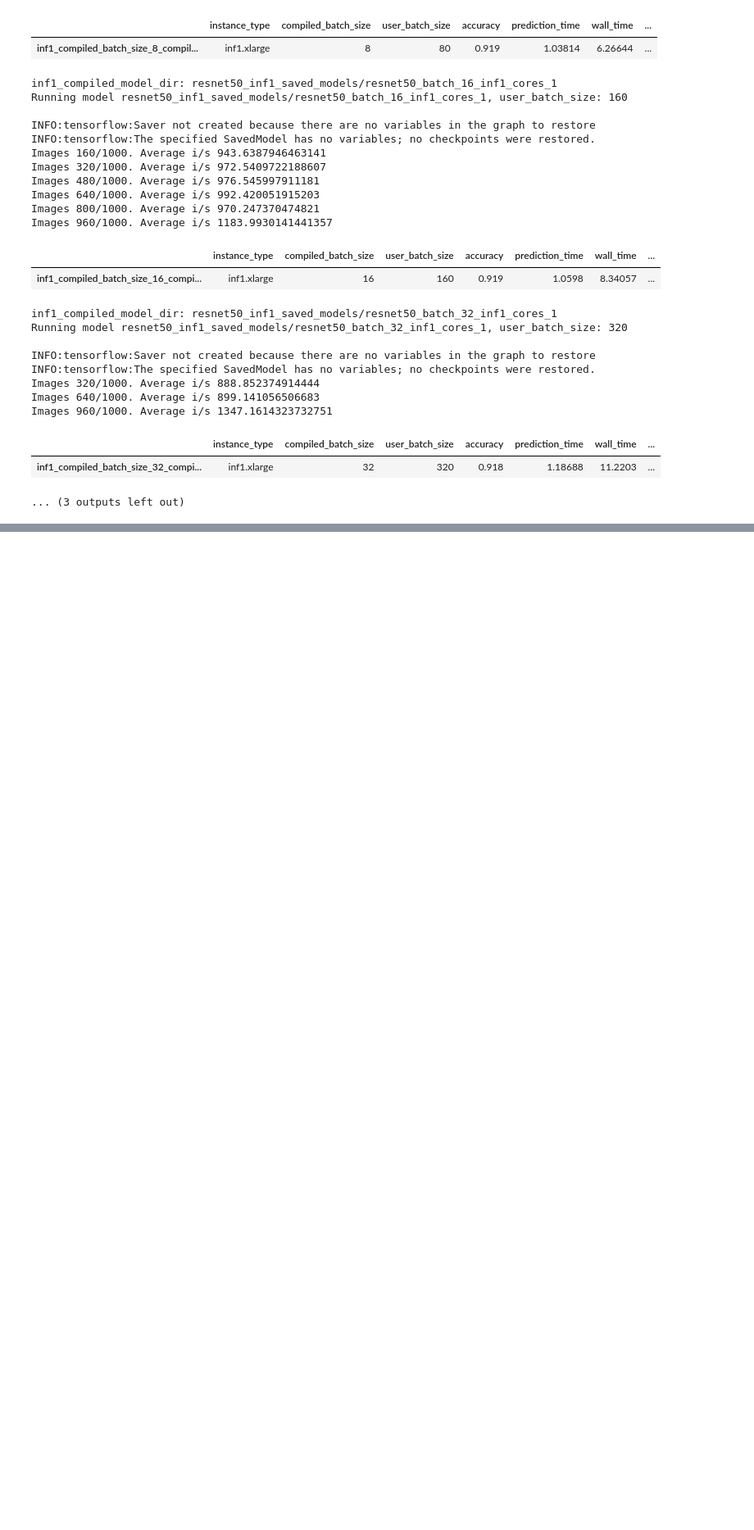
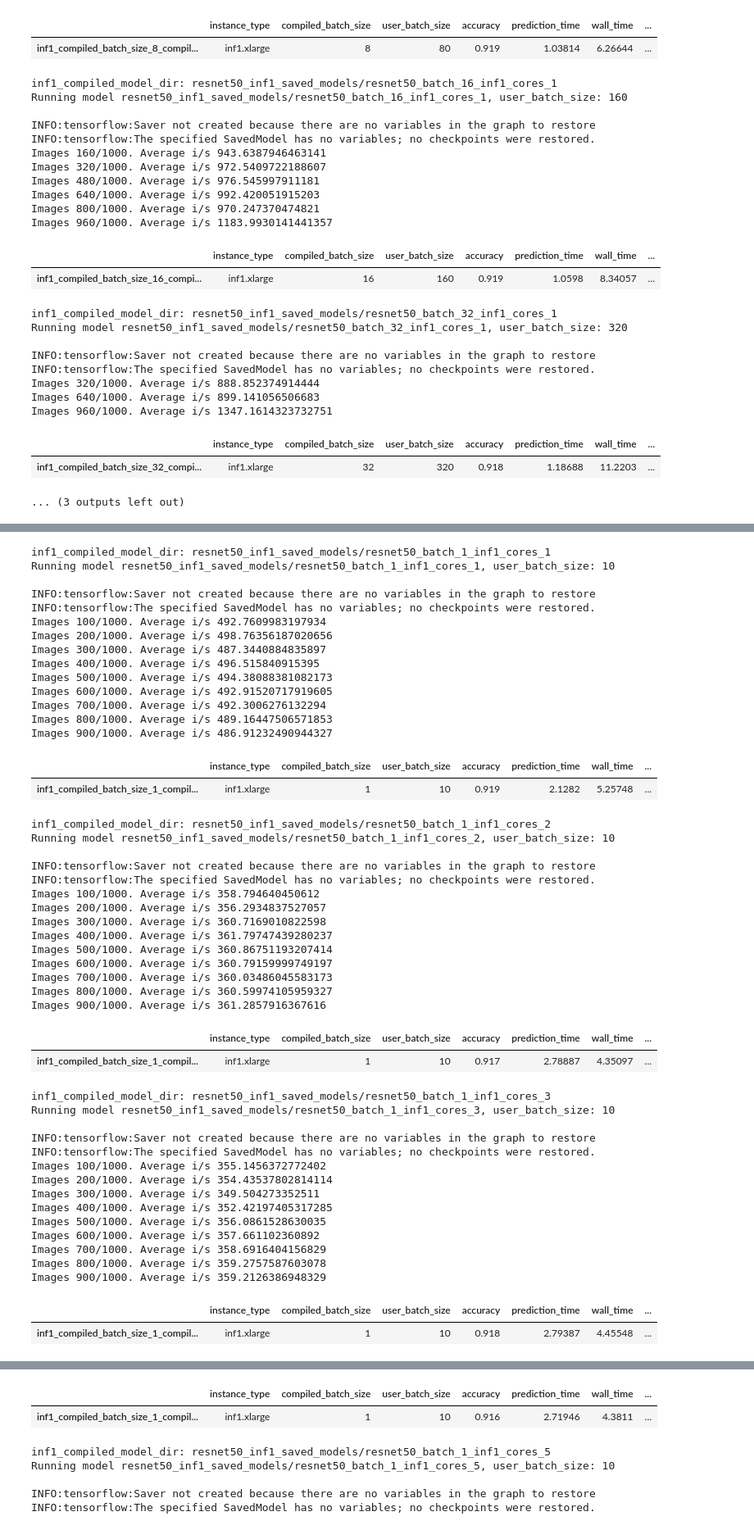
Before and after one commit to manchann/ai-accelerators-examples, a Jupyter notebook: inf1-neuron-sdk-resnet50.ipynb, the cells around one changed output, grey strips where cells are left out. Shown at 82% size. Saved outputs shown, nothing was run; the diff lists cells and outputs as text; code cells hidden in the pictures; blank space fills up the shorter version.

Commit message:
test batch size, num of cores

```diff
--- a/inf1-neuron-sdk-resnet50.ipynb
+++ b/inf1-neuron-sdk-resnet50.ipynb
@@ -430,31 +430,80 @@ inf1_model_dir = 'resnet50_inf1_saved_models'
 
 compile_options = [{'batch_size': 1, 'num_cores': 1},
                   {'batch_size': 1, 'num_cores': 2},
                   {'batch_size': 1, 'num_cores': 3},
                   {'batch_size': 1, 'num_cores': 4},
                   {'batch_size': 1, 'num_cores': 5},
-                  {'batch_size': 1, 'num_cores': 6},
+                  {'batch_size': 1, 'num_cores': 6}]
 
 iter_ds = pd.DataFrame()
 results = pd.DataFrame()
 
 for opt in compile_options:
     batch_size = opt["batch_size"]
     num_cores = opt["num_cores"]
     compiled_model_dir = f'resnet50_batch_{batch_size}_inf1_cores_{num_cores}'
     inf1_compiled_model_dir = os.path.join(inf1_model_dir, compiled_model_dir)
 
     print(f'inf1_compiled_model_dir: {inf1_compiled_model_dir}')
     col_name = lambda opt: f'inf1_{batch_size}_multicores_{num_cores}'
 
     res, iter_times = inf1_predict_benchmark_single_threaded(inf1_compiled_model_dir,
                                                                      batch_size = batch_size,
                                                                      user_batch_size = batch_size*10,
                                                                      num_cores = num_cores,
                                                                      use_cache=False,
                                                                      warm_up=10)
 
     iter_ds = pd.concat([iter_ds, pd.DataFrame(iter_times, columns=[col_name(opt)])], axis=1)
     results = pd.concat([results, res], axis=1)
 
 display(results)
+# %% [output]
+inf1_compiled_model_dir: resnet50_inf1_saved_models/resnet50_batch_1_inf1_cores_1
+Running model resnet50_inf1_saved_models/resnet50_batch_1_inf1_cores_1, user_batch_size: 10
+
+INFO:tensorflow:Saver not created because there are no variables in the graph to restore
+INFO:tensorflow:The specified SavedModel has no variables; no checkpoints were restored.
+Images 100/1000. Average i/s 492.7609983197934
+Images 200/1000. Average i/s 498.76356187020656
+Images 300/1000. Average i/s 487.3440884835897
+Images 400/1000. Average i/s 496.515840915395
+Images 500/1000. Average i/s 494.38088381082173
+Images 600/1000. Average i/s 492.91520717919605
+Images 700/1000. Average i/s 492.3006276132294
+Images 800/1000. Average i/s 489.16447506571853
+Images 900/1000. Average i/s 486.91232490944327
+|  | instance_type | compiled_batch_size | user_batch_size | accuracy | prediction_time | wall_time | ... |
+| inf1_compiled_batch_size_1_compil... | inf1.xlarge | 1 | 10 | 0.919 | 2.1282 | 5.25748 | ... |
+inf1_compiled_model_dir: resnet50_inf1_saved_models/resnet50_batch_1_inf1_cores_2
+Running model resnet50_inf1_saved_models/resnet50_batch_1_inf1_cores_2, user_batch_size: 10
+
+INFO:tensorflow:Saver not created because there are no variables in the graph to restore
+INFO:tensorflow:The specified SavedModel has no variables; no checkpoints were restored.
+Images 100/1000. Average i/s 358.794640450612
+Images 200/1000. Average i/s 356.2934837527057
+Images 300/1000. Average i/s 360.7169010822598
+Images 400/1000. Average i/s 361.79747439280237
+Images 500/1000. Average i/s 360.86751193207414
+Images 600/1000. Average i/s 360.79159999749197
+Images 700/1000. Average i/s 360.03486045583173
+Images 800/1000. Average i/s 360.59974105959327
+Images 900/1000. Average i/s 361.2857916367616
+|  | instance_type | compiled_batch_size | user_batch_size | accuracy | prediction_time | wall_time | ... |
+| inf1_compiled_batch_size_1_compil... | inf1.xlarge | 1 | 10 | 0.917 | 2.78887 | 4.35097 | ... |
+inf1_compiled_model_dir: resnet50_inf1_saved_models/resnet50_batch_1_inf1_cores_3
+Running model resnet50_inf1_saved_models/resnet50_batch_1_inf1_cores_3, user_batch_size: 10
+
+INFO:tensorflow:Saver not created because there are no variables in the graph to restore
+INFO:tensorflow:The specified SavedModel has no variables; no checkpoints were restored.
+Images 100/1000. Average i/s 355.1456372772402
+Images 200/1000. Average i/s 354.43537802814114
+Images 300/1000. Average i/s 349.504273352511
+Images 400/1000. Average i/s 352.42197405317285
+Images 500/1000. Average i/s 356.0861528630035
+Images 600/1000. Average i/s 357.661102360892
+Images 700/1000. Average i/s 358.6916404156829
+Images 800/1000. Average i/s 359.2757587603078
+Images 900/1000. Average i/s 359.2126386948329
+|  | instance_type | compiled_batch_size | user_batch_size | accuracy | prediction_time | wall_time | ... |
+| inf1_compiled_batch_size_1_compil... | inf1.xlarge | 1 | 10 | 0.918 | 2.79387 | 4.45548 | ... |
@@ -460,0 +524,7 @@ display(results)
+|  | instance_type | compiled_batch_size | user_batch_size | accuracy | prediction_time | wall_time | ... |
+| inf1_compiled_batch_size_1_compil... | inf1.xlarge | 1 | 10 | 0.916 | 2.71946 | 4.3811 | ... |
+inf1_compiled_model_dir: resnet50_inf1_saved_models/resnet50_batch_1_inf1_cores_5
+Running model resnet50_inf1_saved_models/resnet50_batch_1_inf1_cores_5, user_batch_size: 10
+
+INFO:tensorflow:Saver not created because there are no variables in the graph to restore
+INFO:tensorflow:The specified SavedModel has no variables; no checkpoints were restored.
```
Also changed, not shown: parts of 2 cells of this notebook.
